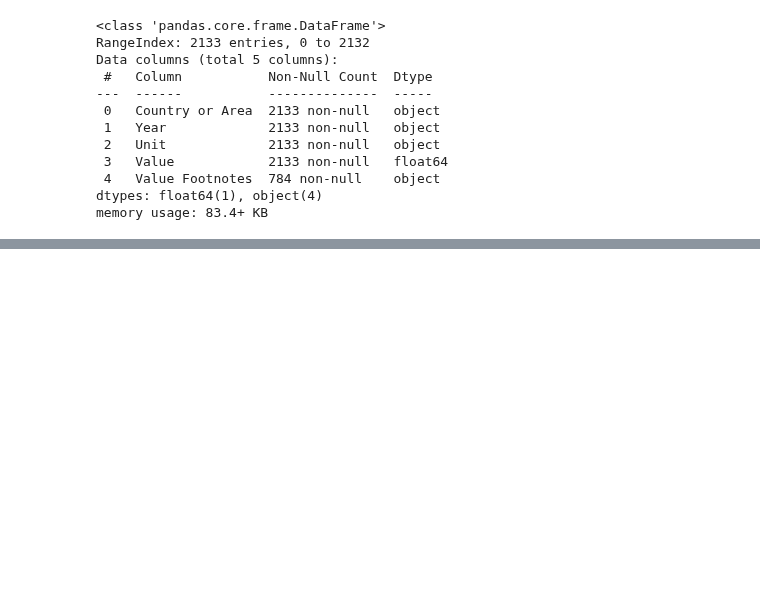
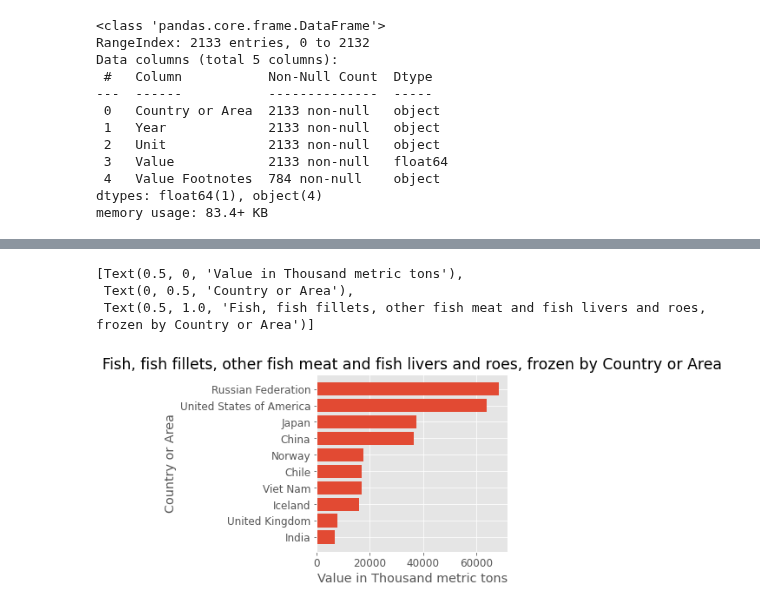
Before and after one commit to eldrigeampong/Data-Science, a Jupyter notebook: UN/Industrial Commodity Statistics Database/proj.ipynb, the cells around one changed output, grey strips where cells are left out. Saved outputs shown, nothing was run; the diff lists cells and outputs as text; code cells hidden in the pictures; blank space fills up the shorter version.

```diff
--- a/UN/Industrial Commodity Statistics Database/proj.ipynb
+++ b/UN/Industrial Commodity Statistics Database/proj.ipynb
@@ -284,0 +65,3 @@ cnt_area_grp.get_group('Canada').head()
+# %%
+df.rename(columns={'Country or Area': 'Country_or_Area'}, inplace=True)
+df.head()
@@ -284,0 +75,3 @@ cnt_area_grp.get_group('Canada').head()
+# %%
+df1 = df[['Country_or_Area', 'Year', 'Unit', 'Value']]
+df1.head()
@@ -284,0 +132,3 @@ cnt_area_grp.get_group('Canada').head()
+# %%
+country_area_grouped = df1.groupby('Country_or_Area')
+country_area_grouped.head(10)
@@ -284,0 +149,9 @@ cnt_area_grp.get_group('Canada').head()
+# %%
+agg_value_stats = country_area_grouped.agg(
+    min_value = pd.NamedAgg('Value', np.min),
+    mean_value = pd.NamedAgg('Value', np.mean),
+    max_value = pd.NamedAgg('Value', np.max),
+    total_value = pd.NamedAgg('Value', np.sum)
+)
+
+agg_value_stats
@@ -284,0 +188,13 @@ cnt_area_grp.get_group('Canada').head()
+# %%
+top_10_value = agg_value_stats['total_value'].sort_values(ascending=False).head(10)
+
+fig, ax = plt.subplots()
+
+hbars = ax.barh(top_10_value.keys(), top_10_value.values, align='center')
+ax.invert_yaxis()                                                                                # labels read top-to-bottom
+ax.set(xlabel='Value in Thousand metric tons', ylabel='Country or Area', title='Fish, fish fillets, other fish meat and fish livers and roes, frozen by Country or Area')
+# %% [output]
+[Text(0.5, 0, 'Value in Thousand metric tons'),
+ Text(0, 0.5, 'Country or Area'),
+ Text(0.5, 1.0, 'Fish, fish fillets, other fish meat and fish livers and roes, frozen by Country or Area')]
+[figure, added]
```
Also changed, not shown: parts of 43 cells of this notebook, 3 other files.
